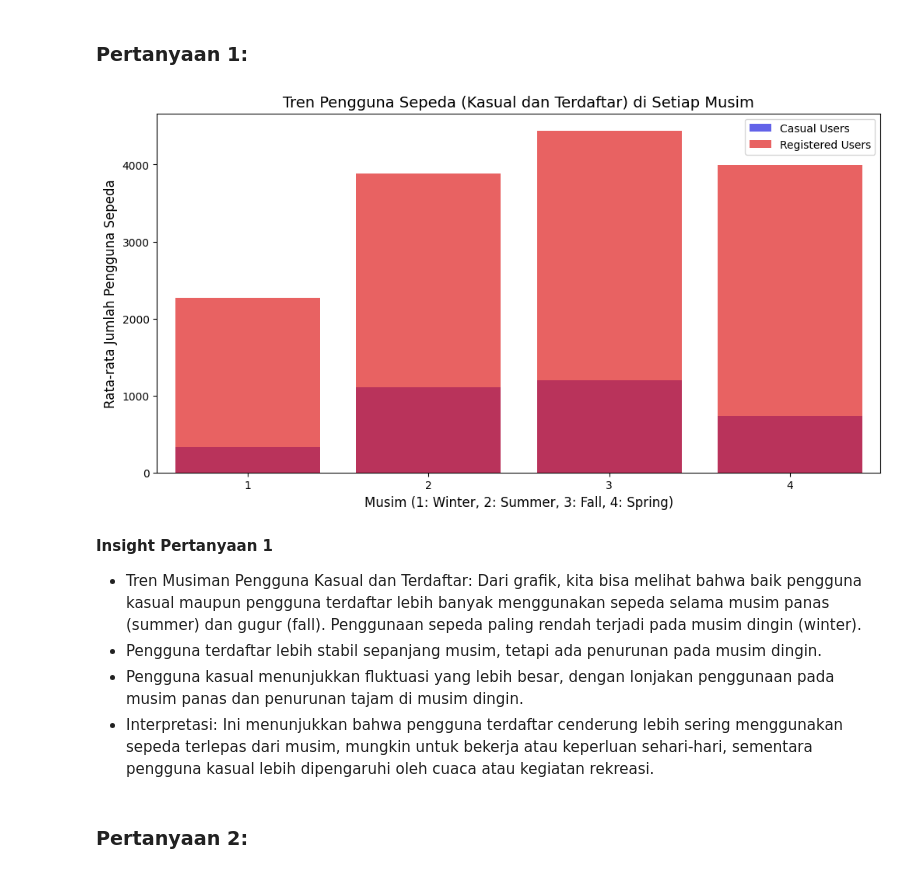
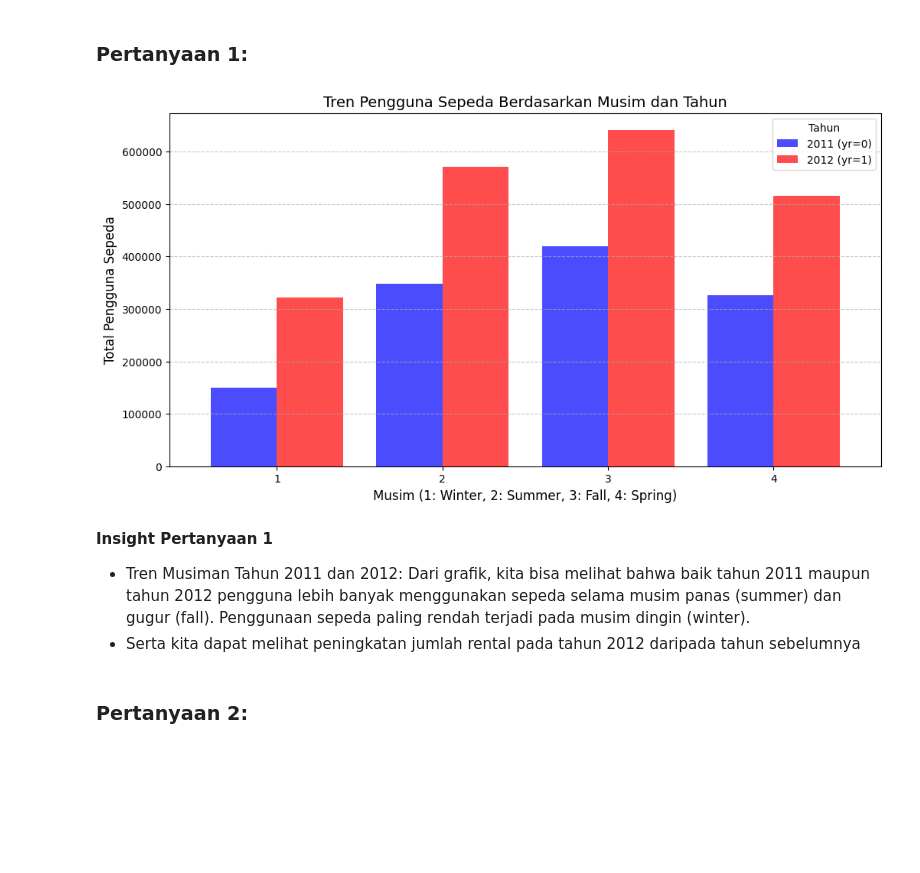
Before and after one commit to roihan165/proyek_akhir, a Jupyter notebook: Proyek_Analisis_Data.ipynb, the cells around one changed output. Cells and saved outputs as stored; diff of their text form; code cells hidden in the pictures; blank space fills up the shorter version.

```diff
--- a/Proyek_Analisis_Data.ipynb
+++ b/Proyek_Analisis_Data.ipynb
@@ -253,31 +308,28 @@ plt.show()
 ## Visualization & Explanatory Analysis
 # %% [markdown]
 ### Pertanyaan 1:
-# %%
-# Visualization for Pertanyaan 1
-# Group data by season and calculate mean values for casual and registered users
-seasonal_means = day_df_clean.groupby('season')[['casual', 'registered']].mean().reset_index()
-
-# Plot side-by-side bar plot for casual and registered users
-plt.figure(figsize=(12, 6))
-sns.barplot(x='season', y='casual', data=seasonal_means, label='Casual Users', color='blue', alpha=0.7)
-sns.barplot(x='season', y='registered', data=seasonal_means, label='Registered Users', color='red', alpha=0.7)
-
-plt.title("Tren Pengguna Sepeda (Kasual dan Terdaftar) di Setiap Musim", fontsize=14)
-plt.xlabel("Musim (1: Winter, 2: Summer, 3: Fall, 4: Spring)", fontsize=12)
-plt.ylabel("Rata-rata Jumlah Pengguna Sepeda", fontsize=12)
-
-# Show the legend
-plt.legend()
-plt.show()
-# %% [output]
-[figure, removed]
+# %%
+# Pivot the data to make it easier for grouped bar plotting
+pivot_df = day_df_clean.pivot_table(index='season', columns='yr', values='cnt', aggfunc='sum')
+
+# Plot the side-by-side bar plot
+pivot_df.plot(kind='bar', figsize=(12, 6), color=['blue', 'red'], alpha=0.7, width=0.8)
+
+# Customize the plot
+plt.title("Tren Pengguna Sepeda Berdasarkan Musim dan Tahun", fontsize=14)
+plt.xlabel("Musim (1: Winter, 2: Summer, 3: Fall, 4: Spring)", fontsize=12)
+plt.ylabel("Total Pengguna Sepeda", fontsize=12)
+plt.xticks(rotation=0)  # Ensure the x-axis labels are horizontal
+plt.legend(["2011 (yr=0)", "2012 (yr=1)"], title="Tahun", fontsize=10)
+plt.grid(axis='y', linestyle='--', alpha=0.7)
+
+# Show the plot
+plt.show()
+# %% [output]
+[figure, added]
 # %% [markdown]
 **Insight Pertanyaan 1**
-- Tren Musiman Pengguna Kasual dan Terdaftar:
-Dari grafik, kita bisa melihat bahwa baik pengguna kasual maupun pengguna terdaftar lebih banyak menggunakan sepeda selama musim panas (summer) dan gugur (fall). Penggunaan sepeda paling rendah terjadi pada musim dingin (winter).
-- Pengguna terdaftar lebih stabil sepanjang musim, tetapi ada penurunan pada musim dingin.
-- Pengguna kasual menunjukkan fluktuasi yang lebih besar, dengan lonjakan penggunaan pada musim panas dan penurunan tajam di musim dingin.
-- Interpretasi: Ini menunjukkan bahwa pengguna terdaftar cenderung lebih sering menggunakan sepeda terlepas dari musim, mungkin untuk bekerja atau keperluan sehari-hari, sementara pengguna kasual lebih dipengaruhi oleh cuaca atau kegiatan rekreasi.
+- Tren Musiman Tahun 2011 dan 2012: Dari grafik, kita bisa melihat bahwa baik tahun 2011 maupun tahun 2012 pengguna lebih banyak menggunakan sepeda selama musim panas (summer) dan gugur (fall). Penggunaan sepeda paling rendah terjadi pada musim dingin (winter).
+- Serta kita dapat melihat peningkatan jumlah rental pada tahun 2012 daripada tahun sebelumnya
 # %% [markdown]
 ### Pertanyaan 2:
```
Also changed, not shown: parts of 18 cells of this notebook, 2 other files.
